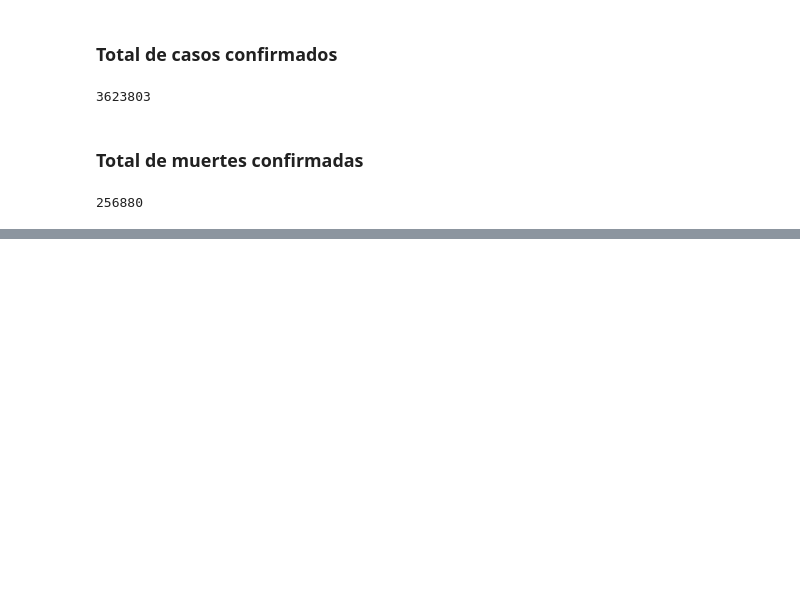
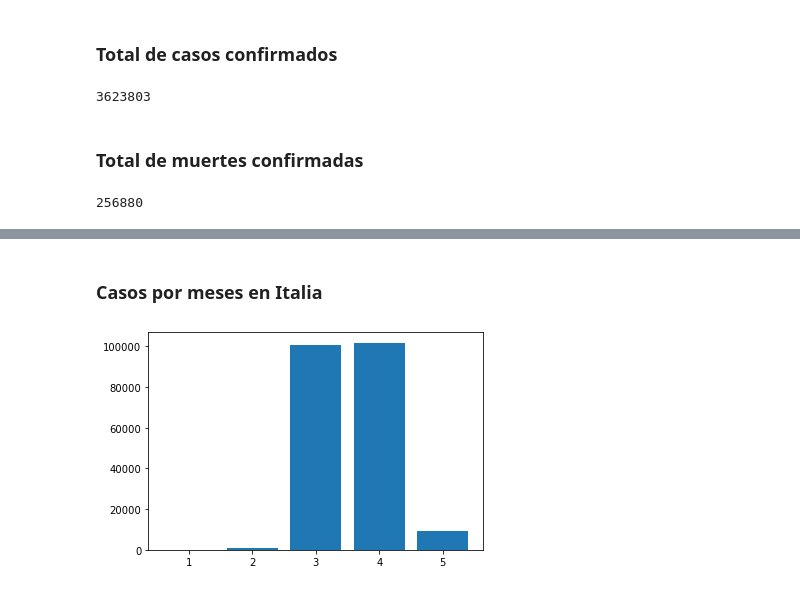
Before and after one commit to dcamunas/bigdata-covid19, a Jupyter notebook: Code/study_covid.ipynb, the cells around one changed output, grey strips where cells are left out. Cells and saved outputs as stored; diff of their text form; code cells hidden in the pictures; blank space fills up the shorter version.

```diff
--- a/Code/study_covid.ipynb
+++ b/Code/study_covid.ipynb
@@ -25,0 +72,15 @@ all_data = client.get_data_country('Spain')
+# %% [markdown]
+### Casos por meses en Italia
+# %%
+data = client.get_data_country('Italy')
+months = {1:0, 2:0, 3:0, 4:0, 5:0}
+
+for d in data:
+    months[d['dateRep'].month] += abs(d['cases'])
+
+y_pos = np.arange(len(months.values()))
+plt.bar(y_pos, months.values())
+plt.xticks(y_pos, months.keys())
+plt.show()
+# %% [output]
+[figure, added]
```
Also changed, not shown: parts of 6 cells of this notebook.
